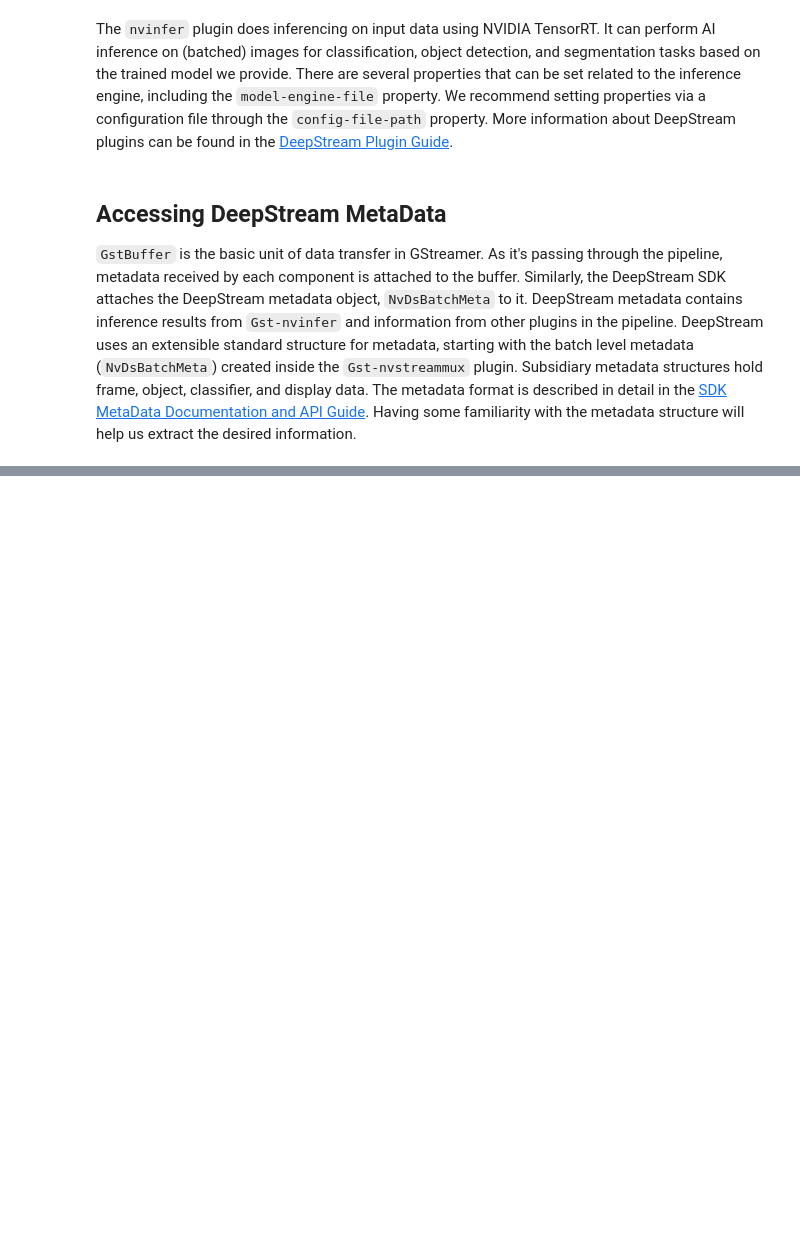
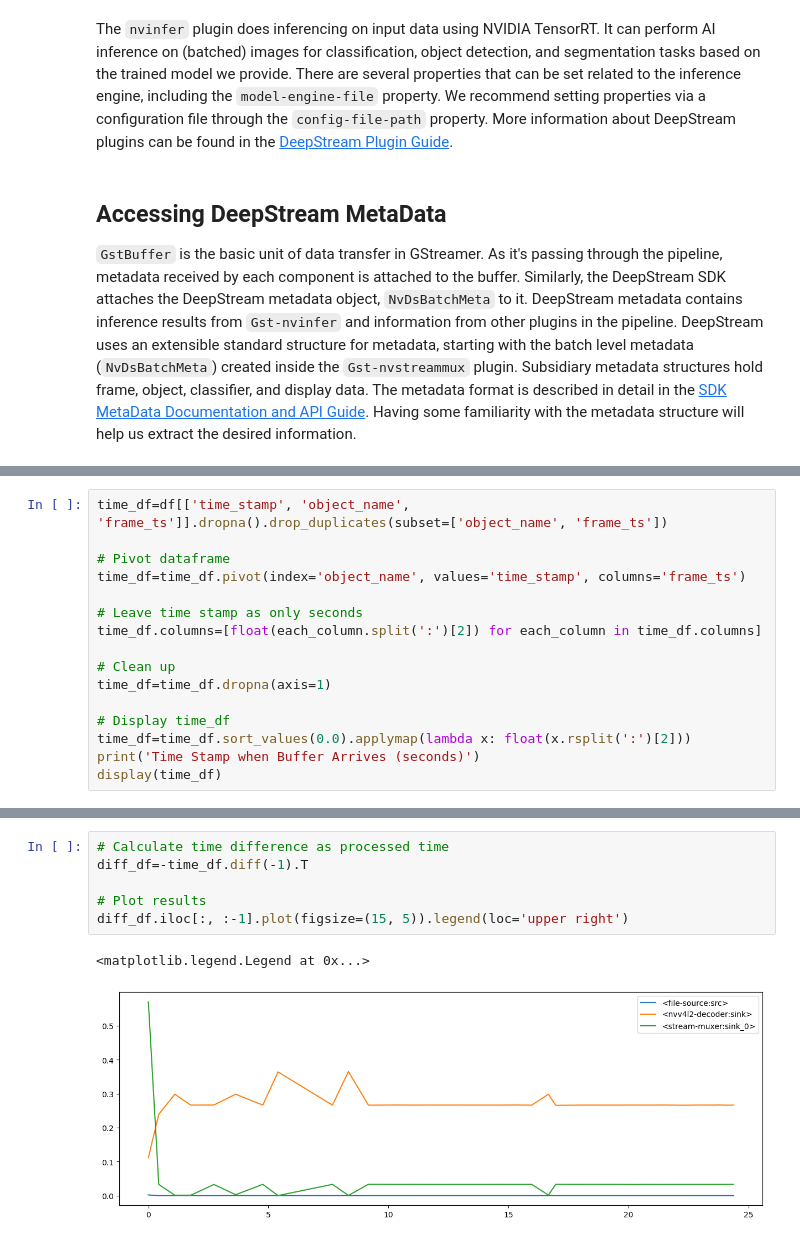
Before and after one commit to N0-man/n03an.me, a Jupyter notebook: notebooks/nvidia/deepstream/Intro_DeepStream.ipynb, the cells around one changed output, grey strips where cells are left out. Drawn from its saved outputs; the diff is of its cells as text; blank space fills up the shorter version.

```diff
--- a/notebooks/nvidia/deepstream/Intro_DeepStream.ipynb
+++ b/notebooks/nvidia/deepstream/Intro_DeepStream.ipynb
@@ -178,0 +1366,16 @@ We use [probes](https://gstreamer.freedesktop.org/documentation/application-deve
+# %%
+time_df=df[['time_stamp', 'object_name', 'frame_ts']].dropna().drop_duplicates(subset=['object_name', 'frame_ts'])
+
+# Pivot dataframe
+time_df=time_df.pivot(index='object_name', values='time_stamp', columns='frame_ts')
+
+# Leave time stamp as only seconds
+time_df.columns=[float(each_column.split(':')[2]) for each_column in time_df.columns]
+
+# Clean up
+time_df=time_df.dropna(axis=1)
+
+# Display time_df
+time_df=time_df.sort_values(0.0).applymap(lambda x: float(x.rsplit(':')[2]))
+print('Time Stamp when Buffer Arrives (seconds)')
+display(time_df)
@@ -178,0 +1391,9 @@ We use [probes](https://gstreamer.freedesktop.org/documentation/application-deve
+# %%
+# Calculate time difference as processed time
+diff_df=-time_df.diff(-1).T
+
+# Plot results
+diff_df.iloc[:, :-1].plot(figsize=(15, 5)).legend(loc='upper right')
+# %% [output]
+<matplotlib.legend.Legend at 0x...>
+[figure, added]
```
Also changed, not shown: parts of 95 cells of this notebook, 15 other files.
